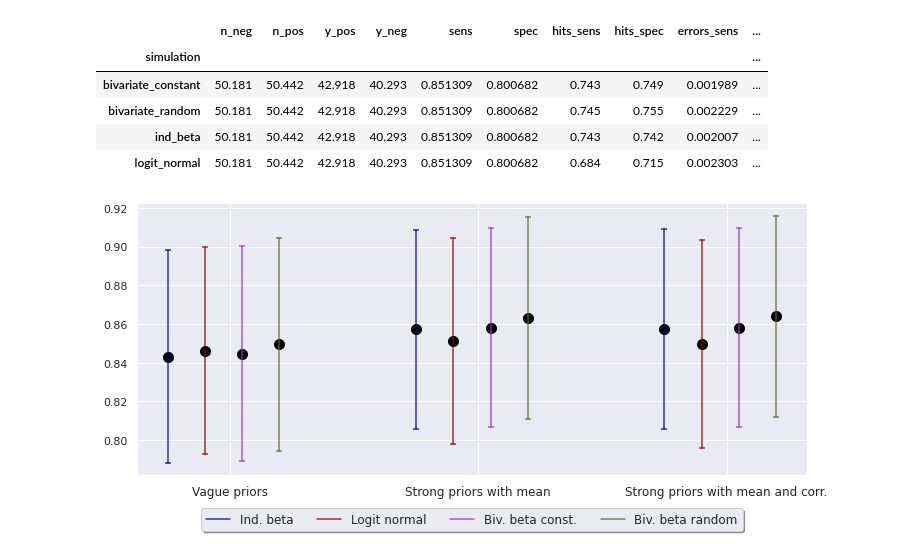
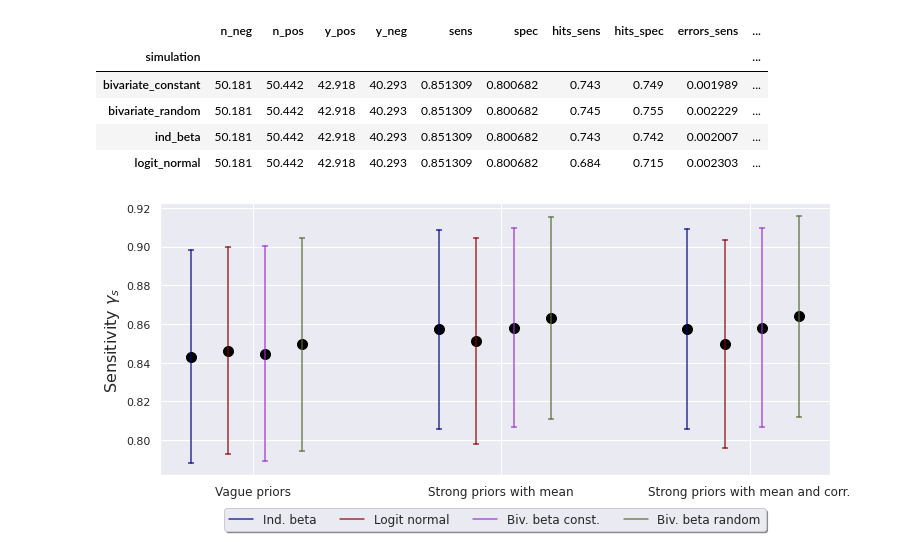
Before and after one commit to lucasmoschen/rds-bayesian-analysis-tcc, a Jupyter notebook: notebooks_book/prior_approches.ipynb, the cells around one changed output. Saved outputs shown, nothing was run; the diff lists cells and outputs as text; code cells hidden in the pictures.

```diff
--- a/notebooks_book/prior_approches.ipynb
+++ b/notebooks_book/prior_approches.ipynb
@@ -315,27 +315,29 @@ df3_grouped
 # %%
 fig, ax = plt.subplots(figsize = (12,5))
 
 colors = ['darkblue', 'darkred', 'darkorchid', 'darkolivegreen']
 labels = ['Ind. beta', 'Logit normal', 'Biv. beta const.', 'Biv. beta random']
 for i, name in enumerate(df1_grouped.index):
     for j, df in enumerate([df1_grouped, df2_grouped, df3_grouped]):
         if j == 0: label = labels[i]
         else: label = ''
         ax.plot([0.15*i+j,0.15*i+j], [df.loc[name, 'hdi_sens_lb'], df.loc[name, 'hdi_sens_ub']],
                 color = colors[i], alpha = 0.8, label=label)
         ax.scatter([0.15*i+j,0.15*i+j],[df.loc[name, 'hdi_sens_lb'], df.loc[name, 'hdi_sens_ub']],
                    color = colors[i], alpha = 0.8, marker = '_')
         ax.scatter([0.15*i+j], [(df.loc[name, 'hdi_sens_lb']+df.loc[name, 'hdi_sens_ub'])/2],
                    color = 'black', s = 100)
 
 ax.legend(fontsize = 12, loc='upper center', bbox_to_anchor=(0.5, -0.1),
           fancybox=True, shadow=True, ncol=5)
 
+ax.set_ylabel(r'Sensitivity $\gamma_s$', fontsize=16)
+
 ax.set_xticks([0.25, 1.25, 2.25])
 ax.set_xticklabels(labels=['Vague priors', 'Strong priors with mean', 'Strong priors with mean and corr.'],
                    fontsize = 12)
 
-#plt.savefig("../images/comparing_hdi_prior_approaches_sens-spec.pdf", bbox_inches = "tight")
+plt.savefig("../images/comparing_hdi_prior_approaches_sens-spec.pdf", bbox_inches = "tight")
 plt.show()
 # %% [output]
-[figure, old version]
+[figure, new version]
```
Also changed, not shown: 10 other files.
